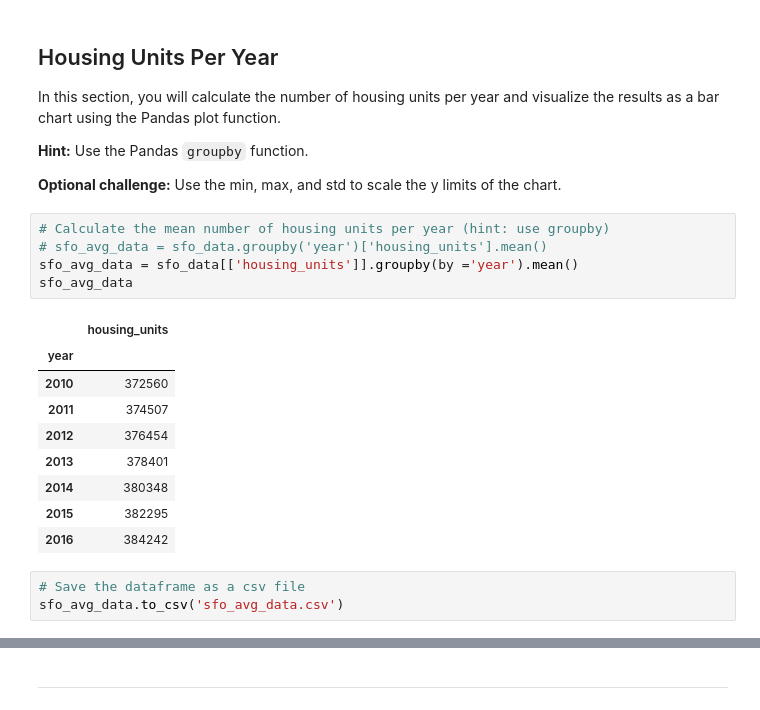
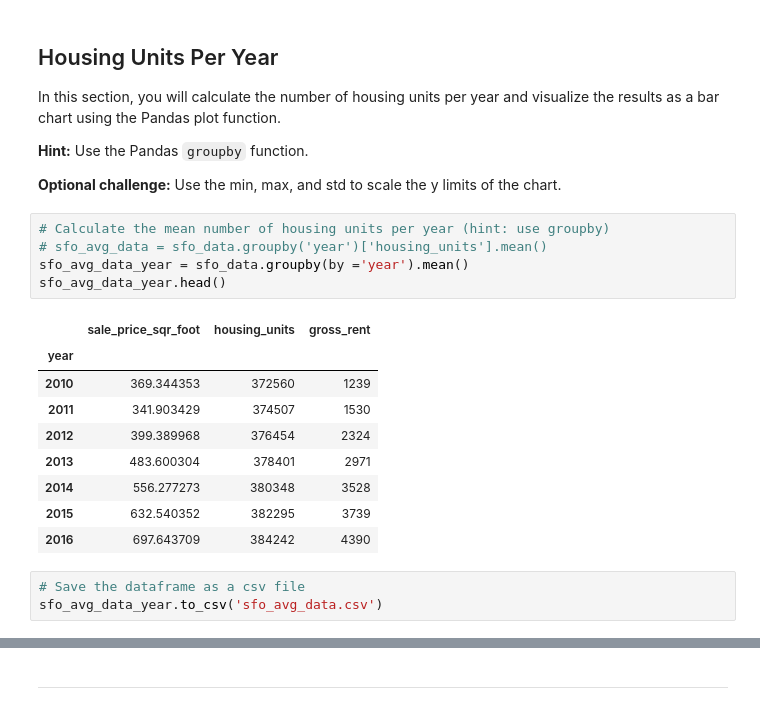
Before and after one commit to patelk1214/python-homework, a Jupyter notebook: Pythonic_Monopoly/rental_analysis.ipynb, the cells around one changed output, grey strips where cells are left out. Drawn from its saved outputs; the diff is of its cells as text.

```diff
--- a/Pythonic_Monopoly/rental_analysis.ipynb
+++ b/Pythonic_Monopoly/rental_analysis.ipynb
@@ -51,21 +51,21 @@ In this section, you will calculate the number of housing units per year and vis
 # %%
 # Calculate the mean number of housing units per year (hint: use groupby)
 # sfo_avg_data = sfo_data.groupby('year')['housing_units'].mean()
-sfo_avg_data = sfo_data[['housing_units']].groupby(by ='year').mean()
-sfo_avg_data
+sfo_avg_data_year = sfo_data.groupby(by ='year').mean()
+sfo_avg_data_year.head()
 # %% [output]
-|  | housing_units |
-| year |  |
-| 2010 | 372560 |
-| 2011 | 374507 |
-| 2012 | 376454 |
-| 2013 | 378401 |
-| 2014 | 380348 |
-| 2015 | 382295 |
-| 2016 | 384242 |
+|  | sale_price_sqr_foot | housing_units | gross_rent |
+| year |  |  |  |
+| 2010 | 369.344353 | 372560 | 1239 |
+| 2011 | 341.903429 | 374507 | 1530 |
+| 2012 | 399.389968 | 376454 | 2324 |
+| 2013 | 483.600304 | 378401 | 2971 |
+| 2014 | 556.277273 | 380348 | 3528 |
+| 2015 | 632.540352 | 382295 | 3739 |
+| 2016 | 697.643709 | 384242 | 4390 |
 # %%
 # Save the dataframe as a csv file
-sfo_avg_data.to_csv('sfo_avg_data.csv')
+sfo_avg_data_year.to_csv('sfo_avg_data.csv')
 # %%
 # Use the Pandas plot function to plot the average housing units per year.
 # Note: You will need to manually adjust the y limit of the chart using the min and max values from above.
```
Also changed, not shown: parts of 17 cells of this notebook, 2 other files.
